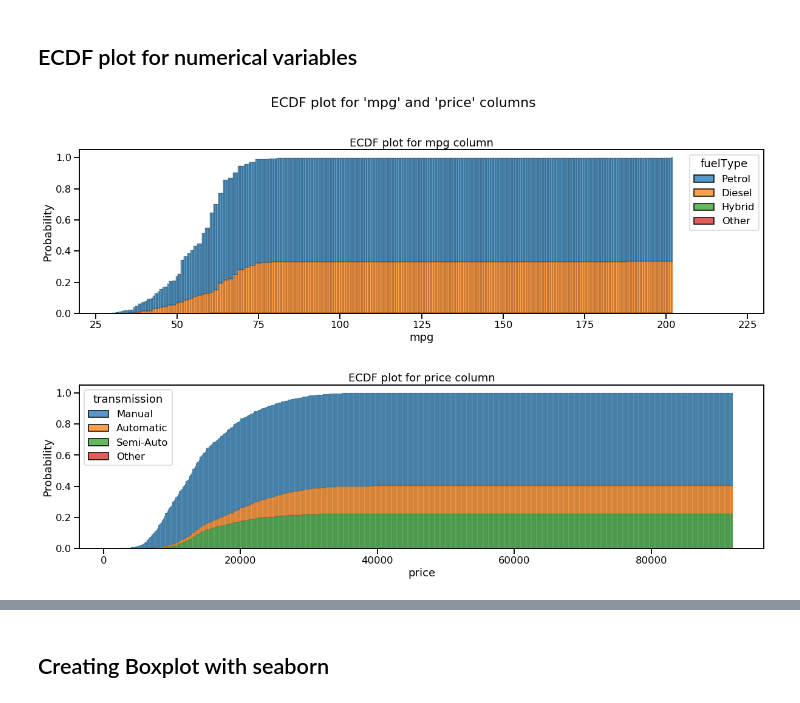
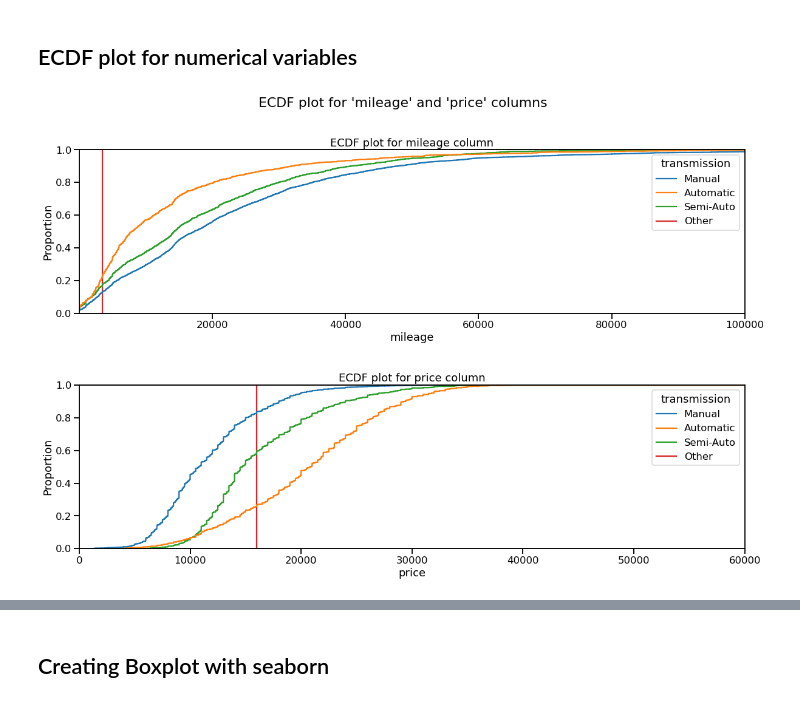
Before and after one commit to roypriyanka7/Skoda_Used_Car_Analysis, a Jupyter notebook: skoda_used_car_EDA.ipynb, the cells around one changed output, grey strips where cells are left out. Saved outputs shown, nothing was run; the diff lists cells and outputs as text; code cells hidden in the pictures.

```diff
--- a/skoda_used_car_EDA.ipynb
+++ b/skoda_used_car_EDA.ipynb
@@ -299,25 +304,29 @@ Here we see the histogram for the numerical columns of the dataset respectively
 # %%
 plt.figure(figsize=(18,12))
 sns.set_context('talk')
 
 
 plt.subplot(2,1,1)
-sns.histplot(data=df, x='mpg', binwidth= 0.5, cumulative=True , hue= 'fuelType', multiple='stack', stat= 'probability')
-plt.xlim(20, 230)
-plt.title("ECDF plot for mpg column")
+#sns.histplot(data=df, x='mpg', binwidth= 0.5, cumulative=True , hue= 'fuelType', multiple='stack', stat= 'proportion')
+sns.ecdfplot(data=df, x="mileage", stat= 'proportion' , hue='transmission' )
+plt.xlim(20, 100000)
+#plt.grid()
+plt.title("ECDF plot for mileage column")
 
 
 plt.subplot(2,1,2)
-sns.histplot(data=df, x='price', binwidth= 100, cumulative=True , hue= 'transmission', multiple="stack", stat="probability")
-#sns.ecdfplot(data=df, x="price")
+#sns.histplot(data=df, x='price', binwidth= 100, cumulative=True , hue= 'transmission', multiple="stack", stat="probability")
+sns.ecdfplot(data=df, x="price", stat= 'proportion' , hue='transmission')
+plt.xlim(0, 60000)
+#plt.grid()
 plt.title("ECDF plot for price column")
 
 
 plt.tight_layout(pad=3)
 plt.subplots_adjust(top=0.88)
 
-plt.suptitle("ECDF plot for 'mpg' and 'price' columns", fontsize= 22, ha= 'center')
+plt.suptitle("ECDF plot for 'mileage' and 'price' columns", fontsize= 22, ha= 'center')
 
 plt.show()
 # %% [output]
-[figure, old version]
+[figure, new version]
```
Also changed, not shown: parts of 21 cells of this notebook.
